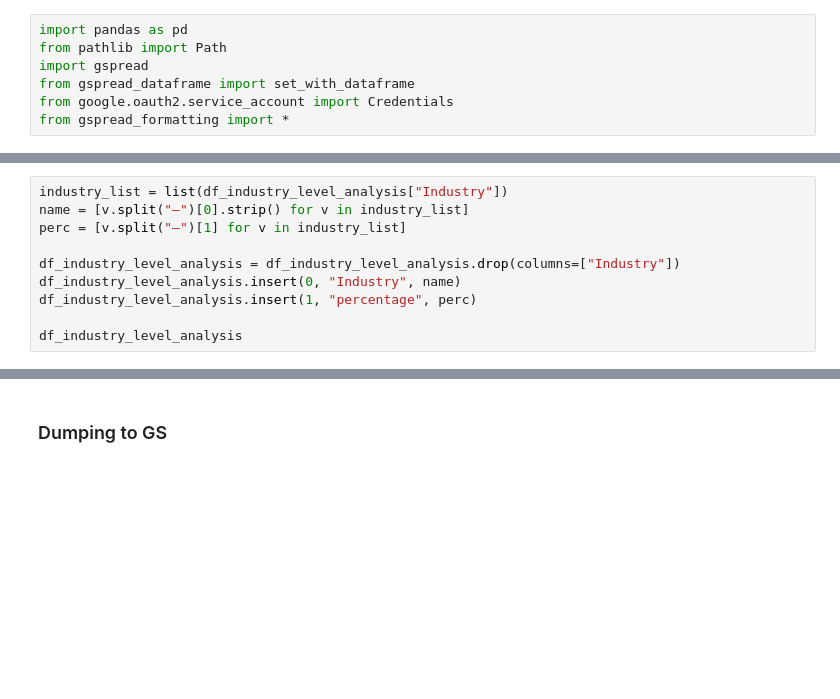
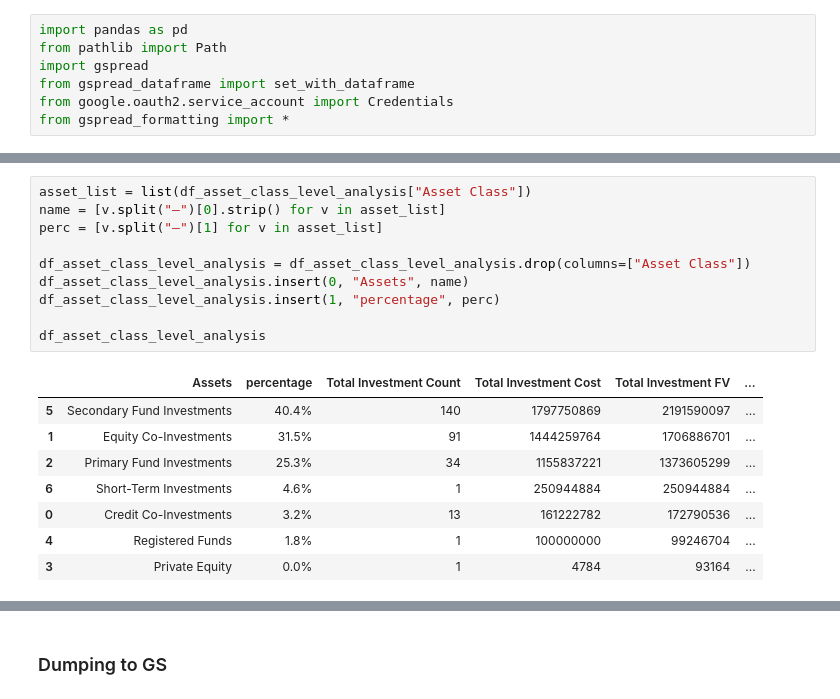
Before and after one commit to HusnainKhanDev/SEC_Funds, a Jupyter notebook: Cascade_Private_Capital_Fund/analysis_v2.ipynb, the cells around one changed output, grey strips where cells are left out. Drawn from its saved outputs; the diff is of its cells as text; blank space fills up the shorter version.

```diff
--- a/Cascade_Private_Capital_Fund/analysis_v2.ipynb
+++ b/Cascade_Private_Capital_Fund/analysis_v2.ipynb
@@ -236,13 +328,22 @@ display(df_industry_level_analysis)
 # %%
-industry_list = list(df_industry_level_analysis["Industry"])
-name = [v.split("—")[0].strip() for v in industry_list]
-perc = [v.split("—")[1] for v in industry_list]
+asset_list = list(df_asset_class_level_analysis["Asset Class"])
+name = [v.split("—")[0].strip() for v in asset_list]
+perc = [v.split("—")[1] for v in asset_list]
 
-df_industry_level_analysis = df_industry_level_analysis.drop(columns=["Industry"])
-df_industry_level_analysis.insert(0, "Industry", name)
-df_industry_level_analysis.insert(1, "percentage", perc)
+df_asset_class_level_analysis = df_asset_class_level_analysis.drop(columns=["Asset Class"])
+df_asset_class_level_analysis.insert(0, "Assets", name)
+df_asset_class_level_analysis.insert(1, "percentage", perc)
 
-df_industry_level_analysis
+df_asset_class_level_analysis
+# %% [output]
+|  | Assets | percentage | Total Investment Count | Total Investment Cost | Total Investment FV | ... |
+| 5 | Secondary Fund Investments | 40.4% | 140 | 1797750869 | 2191590097 | ... |
+| 1 | Equity Co-Investments | 31.5% | 91 | 1444259764 | 1706886701 | ... |
+| 2 | Primary Fund Investments | 25.3% | 34 | 1155837221 | 1373605299 | ... |
+| 6 | Short-Term Investments | 4.6% | 1 | 250944884 | 250944884 | ... |
+| 0 | Credit Co-Investments | 3.2% | 13 | 161222782 | 172790536 | ... |
+| 4 | Registered Funds | 1.8% | 1 | 100000000 | 99246704 | ... |
+| 3 | Private Equity | 0.0% | 1 | 4784 | 93164 | ... |
 # %%
 column_mapping = {
     "portfolio_company": "Portfolio Company",
```
Also changed, not shown: parts of 18 cells of this notebook, 33 other files.
